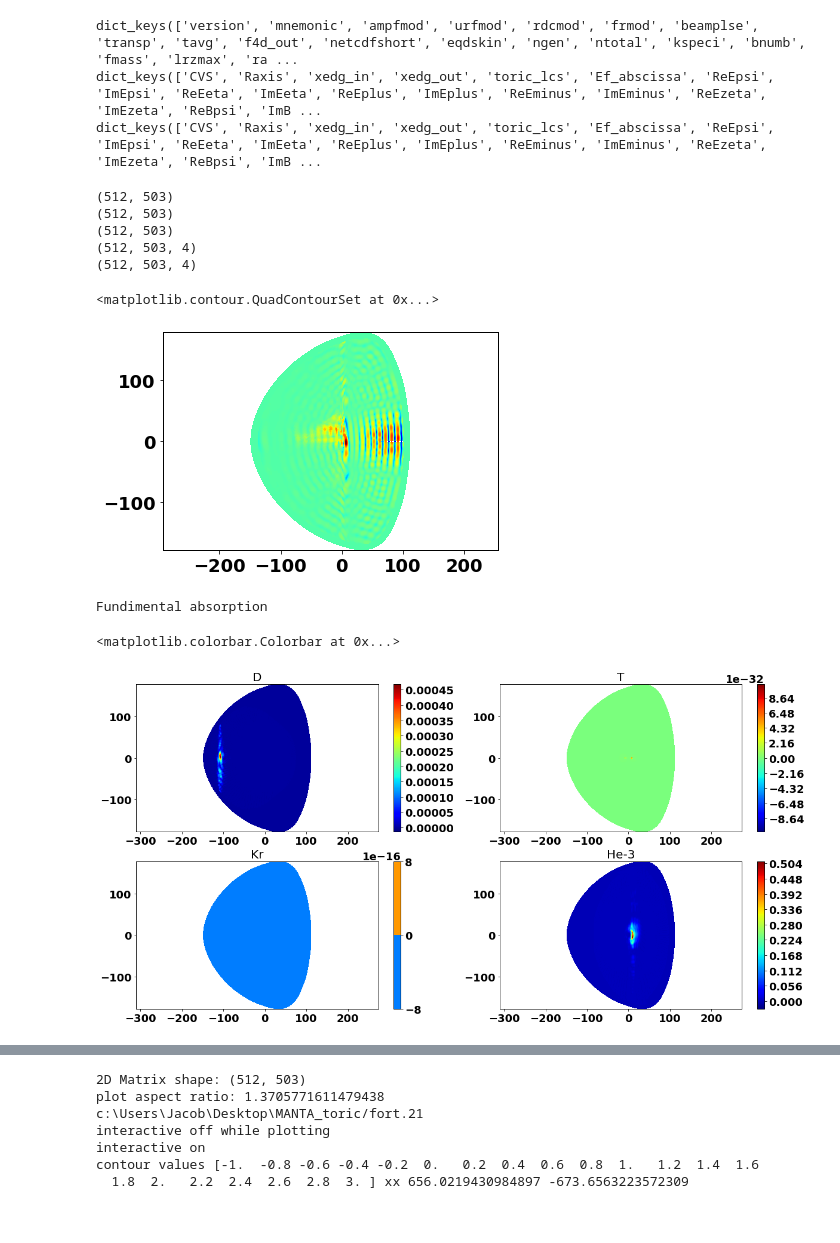
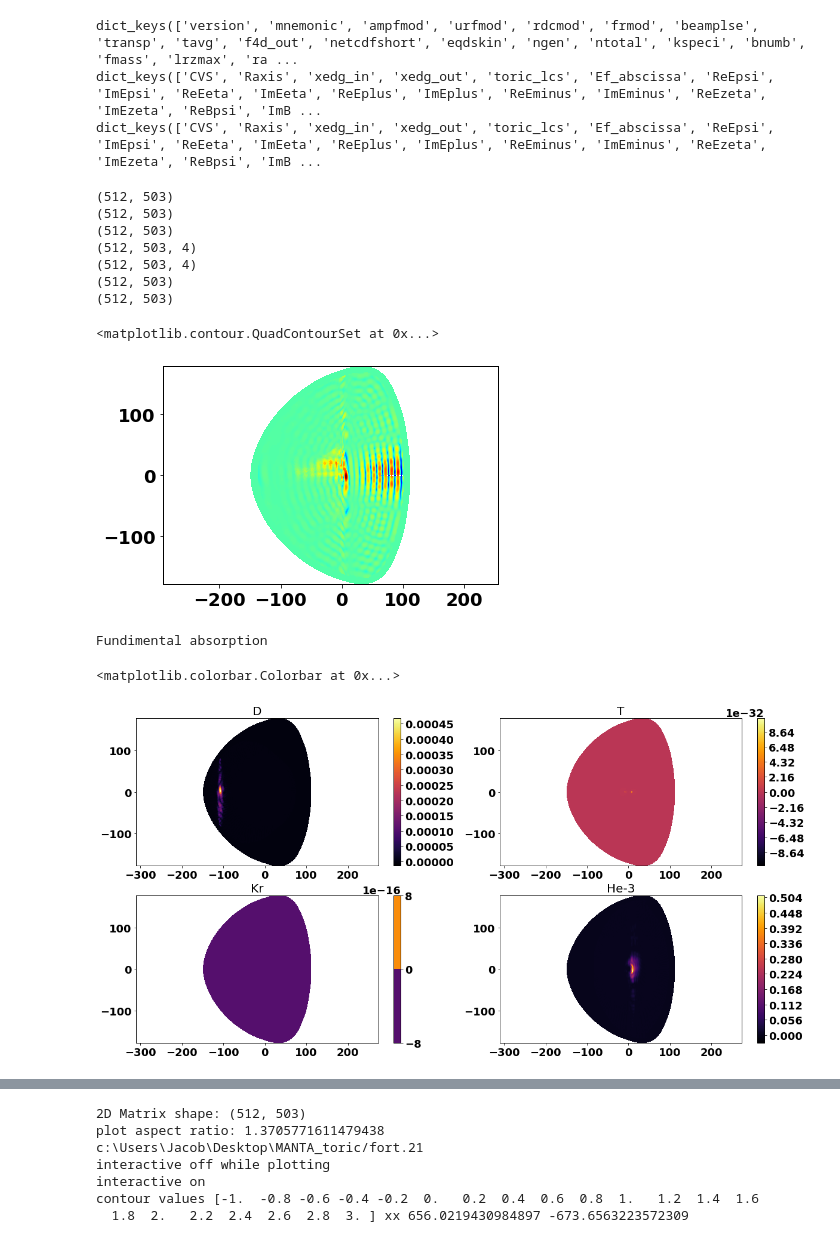
Before and after one commit to vandelij/MANTA_toric, a Jupyter notebook: process_toric_cql.ipynb, the cells around one changed output, grey strips where cells are left out. Saved outputs shown, nothing was run; the diff lists cells and outputs as text; code cells hidden in the pictures.

```diff
--- a/process_toric_cql.ipynb
+++ b/process_toric_cql.ipynb
@@ -102,12 +102,16 @@ Xmesh = toric.cdf_hdl.variables['Xplasma'][:]
 Zmesh = toric.cdf_hdl.variables['Zplasma'][:]
 TDPwIF = toric.cdf_hdl.variables['TDPwIF'][:]
 TdPwIH = toric.cdf_hdl.variables['TdPwIH'][:]
+TDPwEIBW = toric.cdf_hdl.variables['TDPwEIBW'][:]
+TDPwE = toric.cdf_hdl.variables['TDPwE'][:]
 print(Re2Eplus.shape)
 print(Xmesh.shape)
 print(Zmesh.shape)
 #print(Eplus.shape)
 print(TDPwIF.shape)
 print(TdPwIH.shape)
+print(TDPwE.shape)
+print(TDPwEIBW.shape)
 plt.axis('equal')
 plt.contourf(Xmesh,Zmesh, Re2Eplus, levels=300, cmap='jet')
 # %% [output]
@@ -116,31 +120,33 @@ plt.contourf(Xmesh,Zmesh, Re2Eplus, levels=300, cmap='jet')
 (512, 503)
 (512, 503, 4)
 (512, 503, 4)
+(512, 503)
+(512, 503)
 <matplotlib.contour.QuadContourSet at 0x...>
 [figure]
 # %%
 fig, axs = plt.subplots(2, 2, figsize=(20, 10))
 print('Fundimental absorption')
 axs[0,0].axis('equal')
 axs[0,1].axis('equal')
 axs[1,0].axis('equal')
 axs[1,1].axis('equal')
-s1 = axs[0,0].contourf(Xmesh,Zmesh, TDPwIF[:,:,0], levels=300, cmap='jet')
+s1 = axs[0,0].contourf(Xmesh,Zmesh, TDPwIF[:,:,0], levels=300, cmap='inferno')
 axs[0,0].set_title(species_names[0])
 plt.colorbar(s1, ax=axs[0,0])
-s2 = axs[0,1].contourf(Xmesh,Zmesh, TDPwIF[:,:,1], levels=300, cmap='jet')
+s2 = axs[0,1].contourf(Xmesh,Zmesh, TDPwIF[:,:,1], levels=300, cmap='inferno')
 axs[0,1].set_title(species_names[1])
 plt.colorbar(s2, ax=axs[0,1])
-s3 = axs[1,0].contourf(Xmesh,Zmesh, TDPwIF[:,:,2], levels=300, cmap='jet')
+s3 = axs[1,0].contourf(Xmesh,Zmesh, TDPwIF[:,:,2], levels=300, cmap='inferno')
 axs[1,0].set_title(species_names[2])
 plt.colorbar(s3, ax=axs[1,0])
-s4 = axs[1,1].contourf(Xmesh,Zmesh, TDPwIF[:,:,3], levels=300, cmap='jet')
+s4 = axs[1,1].contourf(Xmesh,Zmesh, TDPwIF[:,:,3], levels=300, cmap='inferno')
 axs[1,1].set_title(species_names[3])
 plt.colorbar(s4, ax=axs[1,1])
 # %% [output]
 Fundimental absorption
 <matplotlib.colorbar.Colorbar at 0x...>
-[figure, old version]
+[figure, new version]
 # %%
 fig, axs = plt.subplots(2, 2, figsize=(20, 10))
 print('Harmonic absorption')
```
Also changed, not shown: parts of 6 cells of this notebook.
